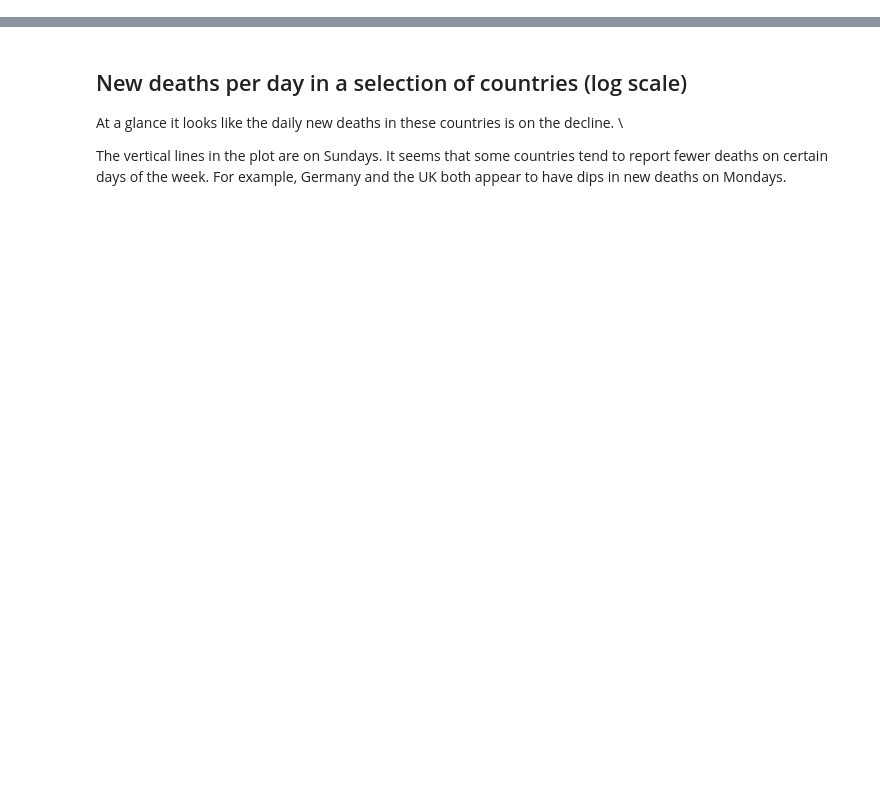
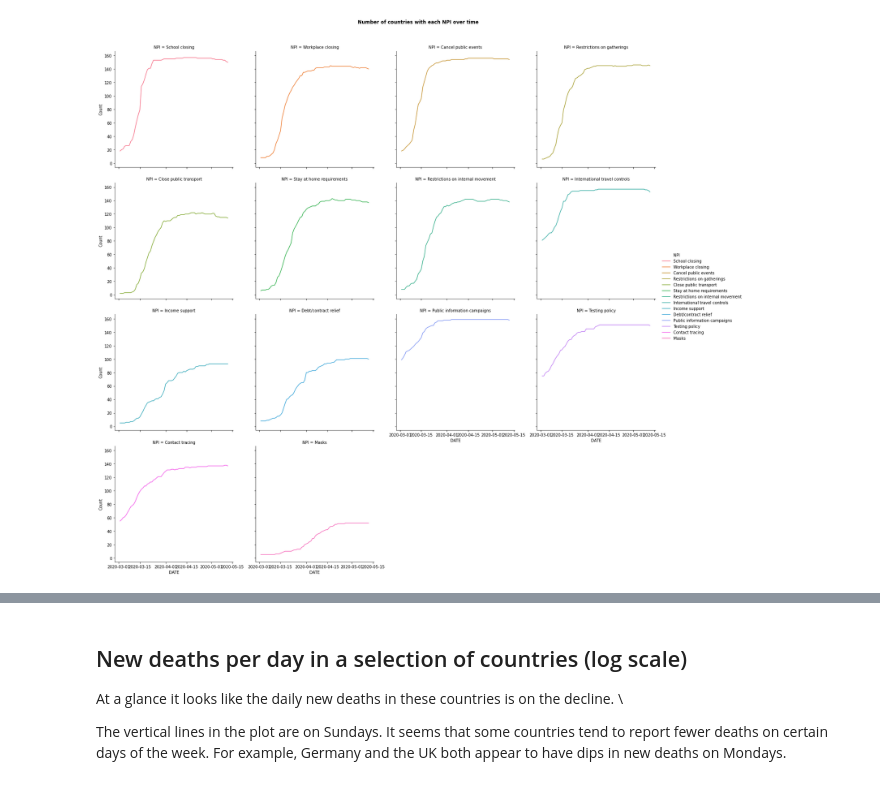
Before and after one commit to rs-delve/covid19_datasets, a Jupyter notebook: Data_Exploration.ipynb, the cells around one changed output, grey strips where cells are left out. Cells and saved outputs as stored; diff of their text form; code cells hidden in the pictures; blank space fills up the shorter version.

```diff
--- a/Data_Exploration.ipynb
+++ b/Data_Exploration.ipynb
@@ -19,0 +21,30 @@ df = pd.read_csv(path, parse_dates=['DATE'])
+# %%
+#@title Number of countries with each NPI over time
+
+npis = [
+        'School closing',
+        'Workplace closing',
+        'Cancel public events',
+        'Restrictions on gatherings',
+        'Close public transport',
+        'Stay at home requirements',
+        'Restrictions on internal movement',
+        'International travel controls',
+        'Income support',
+        'Debt/contract relief',
+        'Public information campaigns',
+        'Testing policy',
+        'Contact tracing',
+        'Masks',
+]
+
+plot_df = (df.set_index(['DATE', 'ISO'])[npis] > 0).groupby(level=0).sum()
+plot_df = plot_df.iloc[:-1].reset_index().melt(id_vars=['DATE'], var_name='NPI', value_name='Count')
+plot_df = plot_df.query('DATE > "2020-03-01"')
+
+g = sns.relplot(data=plot_df, x='DATE', y='Count', col='NPI', col_wrap=4, hue='NPI', kind='line')
+plt.subplots_adjust(top=0.925)
+g.fig.suptitle('Number of countries with each NPI over time', fontweight='bold')
+plt.show()
+# %% [output]
+[figure, added]
```
Also changed, not shown: parts of 7 cells of this notebook.
